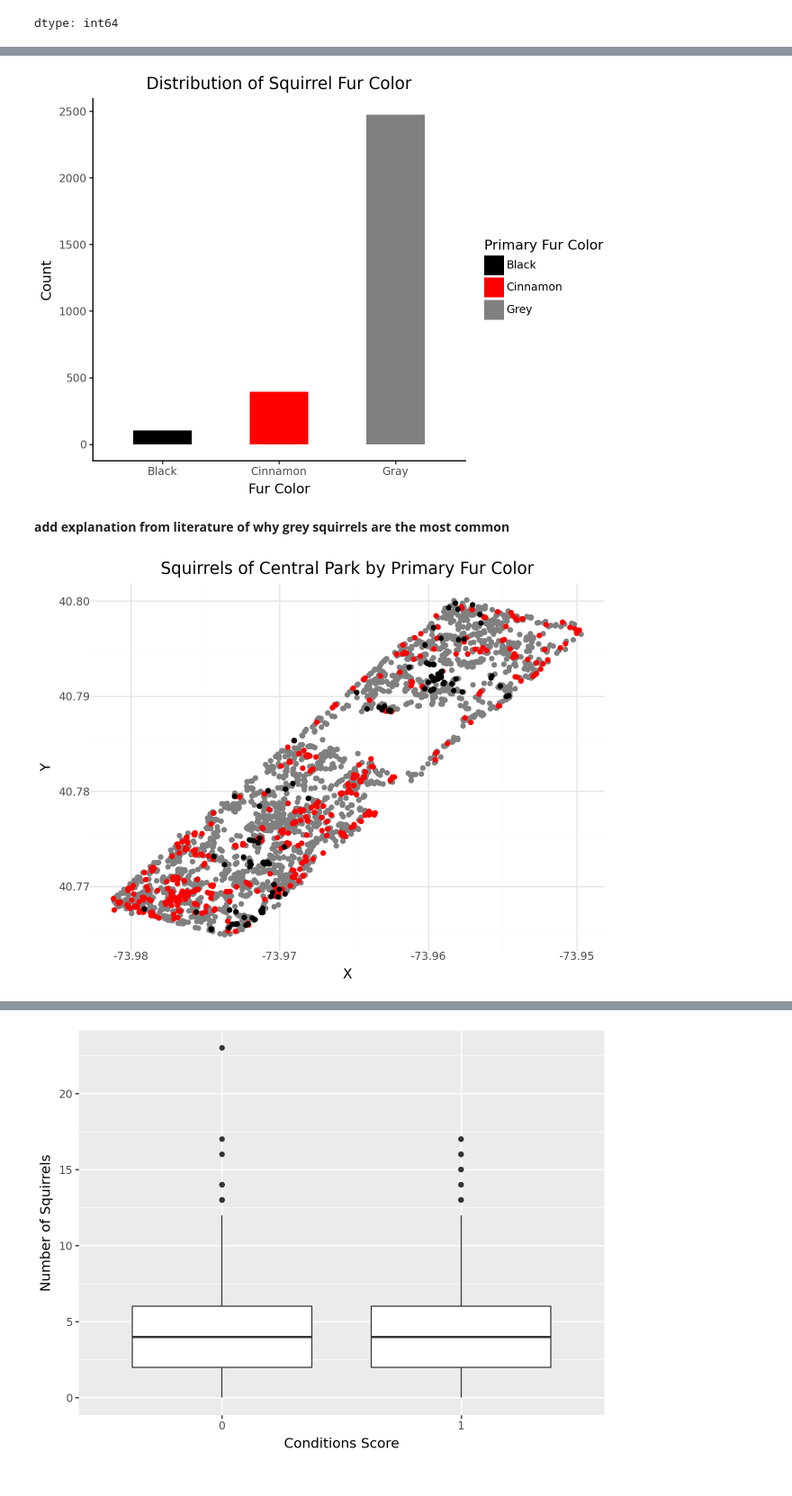
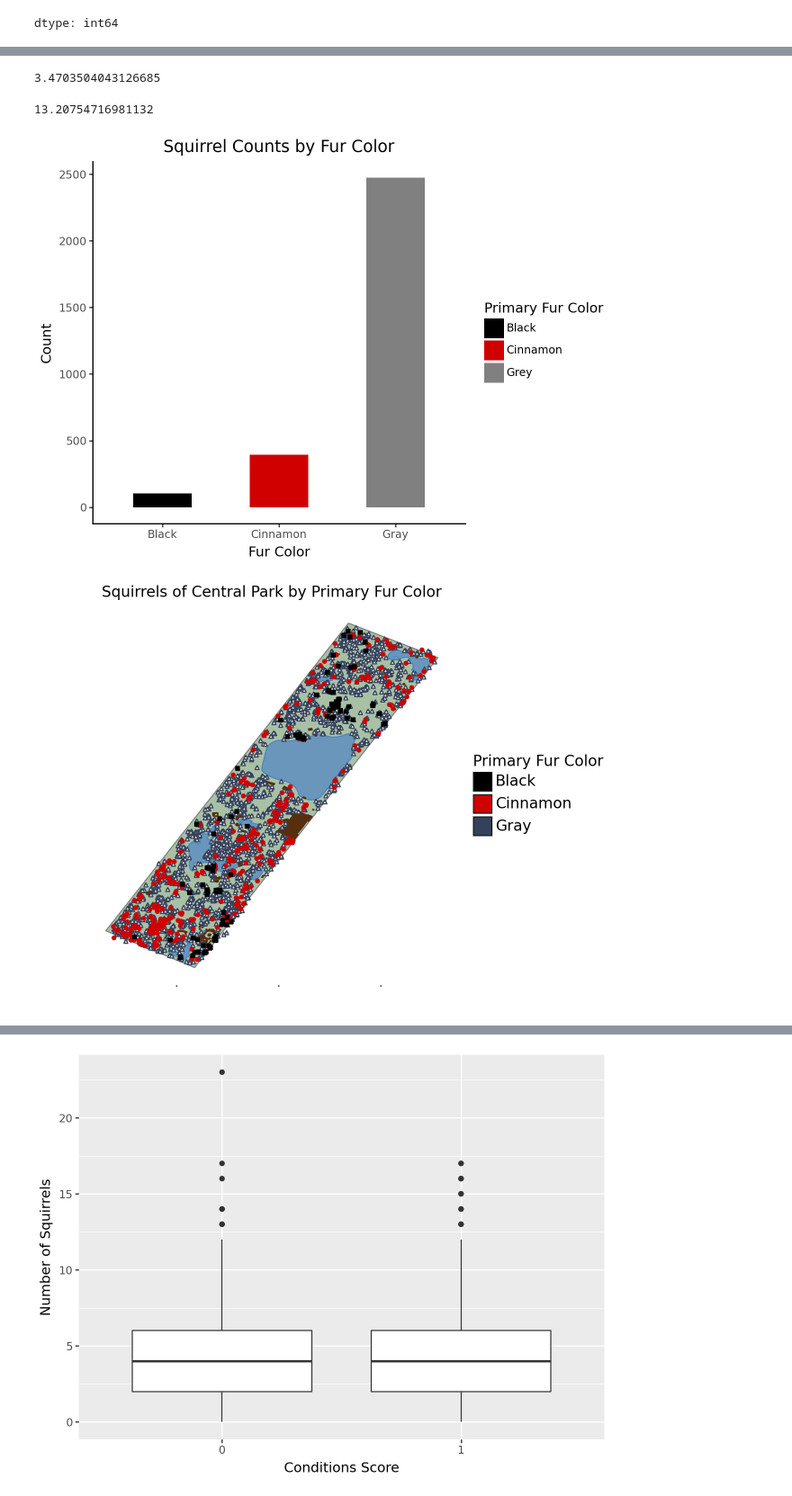
Before and after one commit to envirodatascience/final-project-go-squirrels, a Jupyter notebook: Meryl_Squirrels.ipynb, the cells around one changed output, grey strips where cells are left out. Shown at 90% size. Saved outputs shown, nothing was run; the diff lists cells and outputs as text; code cells hidden in the pictures.

```diff
--- a/Meryl_Squirrels.ipynb
+++ b/Meryl_Squirrels.ipynb
@@ -54,0 +198,3 @@ df_hect.head()
+# %%
+shape2 = 'CentralParkPolygon.shp'
+df_park = gpd.read_file(shape2)
@@ -140,3 +317,14 @@ df_sq.plot()
 # %% [output]
 <Axes: >
 [figure]
+# %%
+#Transform water data into GeoDataFrame
+# Import shapely.wkt
+from shapely import wkt
+
+# Apply wkt.loads to the 'the_geom' column to convert WKT strings to Shapely geometries
+df_water['the_geom'] = df_water['the_geom'].apply(wkt.loads)
+
+df_water = gpd.GeoDataFrame(df_water,
+    geometry='the_geom',
+    crs="EPSG:4326")
@@ -142,0 +336,8 @@ df_sq.plot()
+# %%
+#Transform building data into GeoDataFrame
+# Apply wkt.loads to the 'the_geom' column to convert WKT strings to Shapely geometries
+df_buildings['the_geom'] = df_buildings['the_geom'].apply(wkt.loads)
+
+df_buildings = gpd.GeoDataFrame(df_buildings,
+    geometry='the_geom',
+    crs="EPSG:4326")
@@ -273,25 +563,44 @@ dtype: int64
+# %%
+#Percentage black squirrels
+103/(2473+392+103)*100
+# %% [output]
+3.4703504043126685
+# %%
+#Percentage red squirrels
+392/(2473+392+103)*100
+# %% [output]
+13.20754716981132
 # %%
 # Create Histogram of Squirrel Fur Color
 (
     ggplot(df_sq, aes(x='Primary Fur Color', fill='Primary Fur Color'))
-    + geom_histogram(binwidth=0.5)
-    + scale_fill_manual(values=['black', 'red', 'grey' ], labels=['Black', 'Cinnamon', 'Grey'])
+    + geom_bar(width=0.5)
+    + scale_fill_manual(values=['black', '#d00000', 'grey'], labels=['Black', 'Cinnamon', 'Grey'])
     + theme_classic()
-    + labs(title="Distribution of Squirrel Fur Color", x="Fur Color", y="Count")
+    + labs(title="Squirrel Counts by Fur Color", x="Fur Color", y="Count")
 )
 # %% [output]
-[figure, old version]
+[figure, new version]
-# %% [markdown]
-**add explanation from literature of why grey squirrels are the most common**
 # %%
 #Map squirrels based on color
 (
-    ggplot()
-    + geom_point(df_sq[df_sq['Primary Fur Color'] == 'Gray'], aes(x='X', y='Y'), color='grey')
-    + geom_point(df_sq[df_sq['Primary Fur Color'] == 'Cinnamon'], aes(x='X', y='Y'), color='red')
-    + geom_point(df_sq[df_sq['Primary Fur Color'] == 'Black'], aes(x='X', y='Y'), color='black')
-    + theme_minimal()
-    + labs(title="Squirrels of Central Park by Primary Fur Color")
+    ggplot(df_sq)
+    + geom_map(aes(fill="Primary Fur Color"))
+    + scale_fill_manual(values = ('black', '#d00000', '#33415c'))
+    + geom_map(df_park, aes(geometry='geometry'), fill="#52854C", color='grey', alpha=0.5)
+    + geom_map(df_water, aes(geometry='the_geom'), fill="#4E84C4", color="#4E84C4", alpha=0.7)
+    + geom_map(df_buildings, aes(geometry='the_geom'), fill="#582f0e", color="#582f0e")
+    + geom_map(df_sq[df_sq['Primary Fur Color'] == 'Gray'], aes(x='X', y='Y', geometry='geometry'), shape='^', size=1.3, fill='#f2e9e4', color='#33415c')
+    + geom_map(df_sq[df_sq['Primary Fur Color'] == 'Cinnamon'], aes(x='X', y='Y', geometry='geometry'), shape='o', size=1.2, fill="#d00000", color="#d00000")
+    + geom_map(df_sq[df_sq['Primary Fur Color'] == 'Black'], aes(x='X', y='Y', geometry='geometry'), shape='s', size=1.2, fill='black', color='black')
+    + theme_classic()
+    + theme(axis_line=element_line(color="white"),
+            axis_ticks=element_line(color = "white"),
+            axis_text=element_line(color='white'),
+            text=element_text(size = 12))
+    + labs(title="Squirrels of Central Park by Primary Fur Color", fill='Primary Fur Color')
+    + xlab("")
+    + ylab("")
 )
 # %% [output]
-[figure, old version]
+[figure, new version]
```
Also changed, not shown: parts of 50 cells of this notebook.
